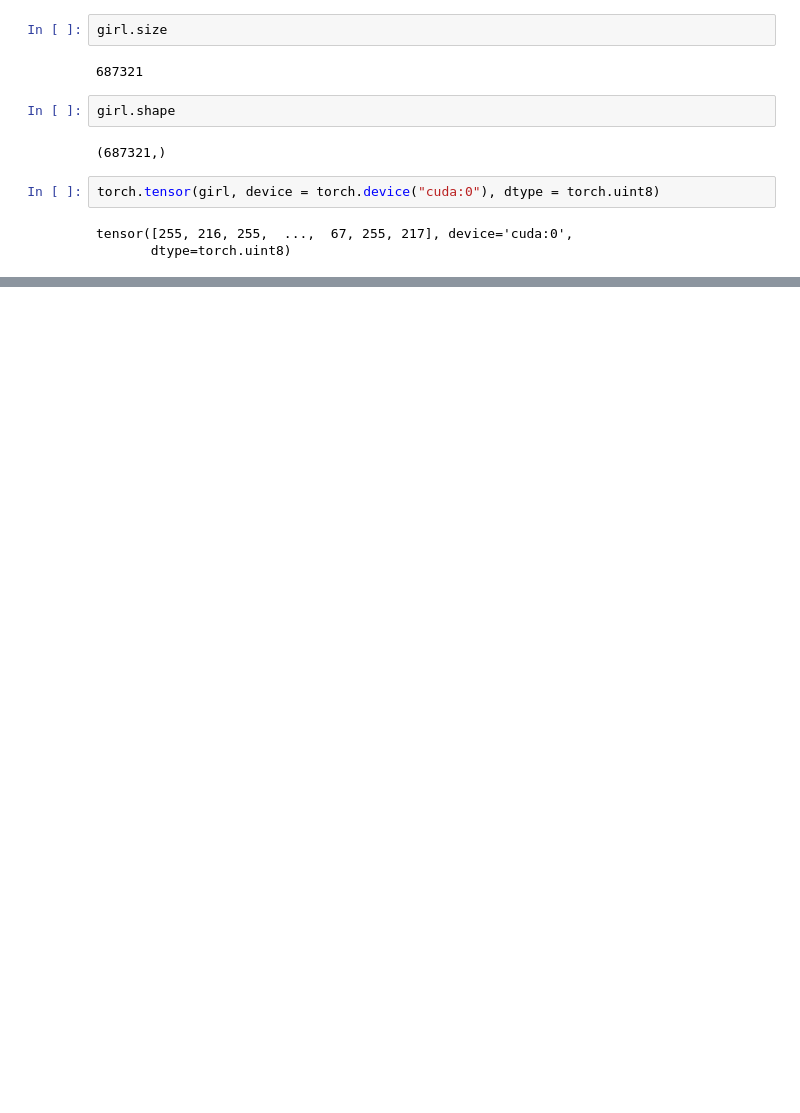
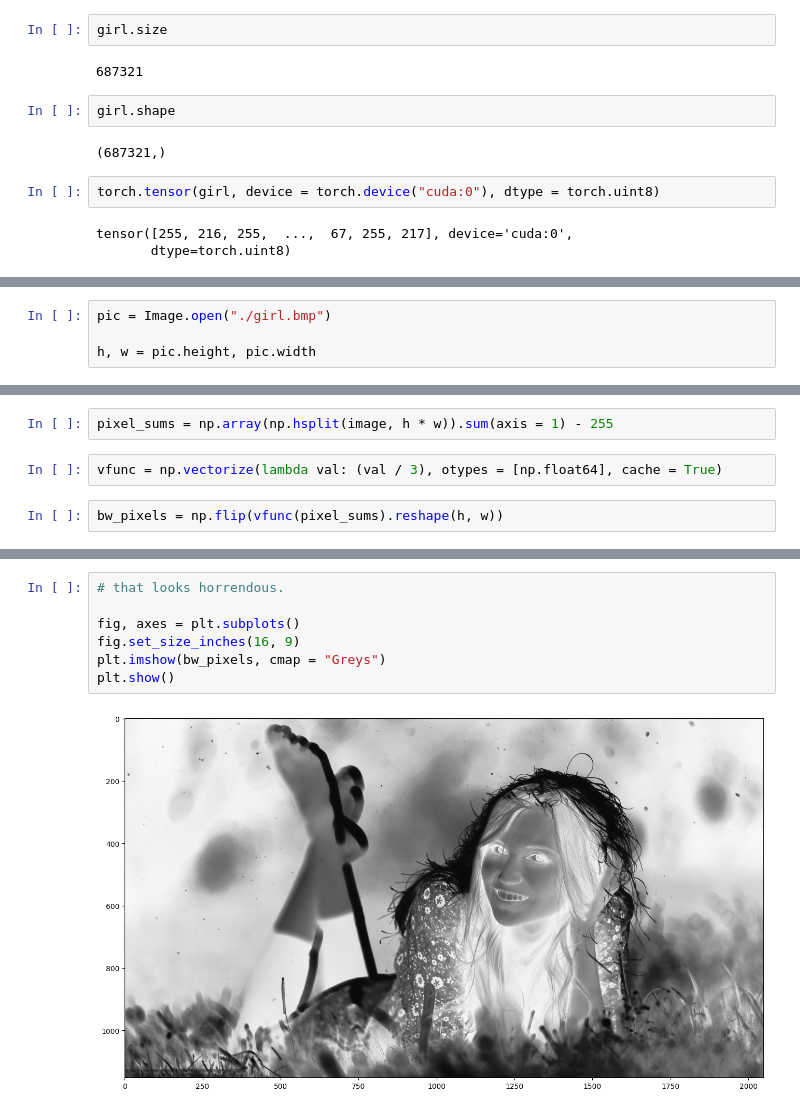
Before and after one commit to anoban/python, a Jupyter notebook: torch.ipynb, the cells around one changed output, grey strips where cells are left out. Cells and saved outputs as stored; diff of their text form; blank space fills up the shorter version.

```diff
--- a/torch.ipynb
+++ b/torch.ipynb
@@ -61,0 +107,4 @@ tensor([255, 216, 255,  ...,  67, 255, 217], device='cuda:0',
+# %%
+pic = Image.open("./girl.bmp")
+
+h, w = pic.height, pic.width
@@ -61,0 +115,6 @@ tensor([255, 216, 255,  ...,  67, 255, 217], device='cuda:0',
+# %%
+pixel_sums = np.array(np.hsplit(image, h * w)).sum(axis = 1) - 255
+# %%
+vfunc = np.vectorize(lambda val: (val / 3), otypes = [np.float64], cache = True)
+# %%
+bw_pixels = np.flip(vfunc(pixel_sums).reshape(h, w))
@@ -61,0 +137,9 @@ tensor([255, 216, 255,  ...,  67, 255, 217], device='cuda:0',
+# %%
+# that looks horrendous.
+
+fig, axes = plt.subplots()
+fig.set_size_inches(16, 9)
+plt.imshow(bw_pixels, cmap = "Greys")
+plt.show()
+# %% [output]
+[figure, added]
```
Also changed, not shown: parts of 9 cells of this notebook.
